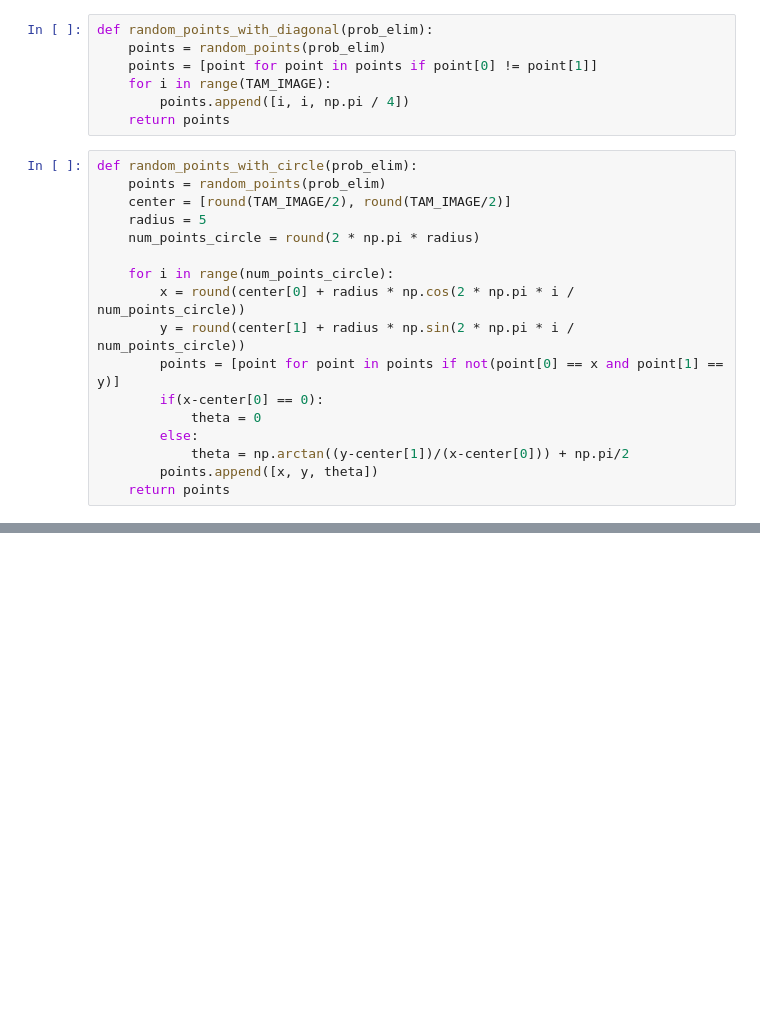
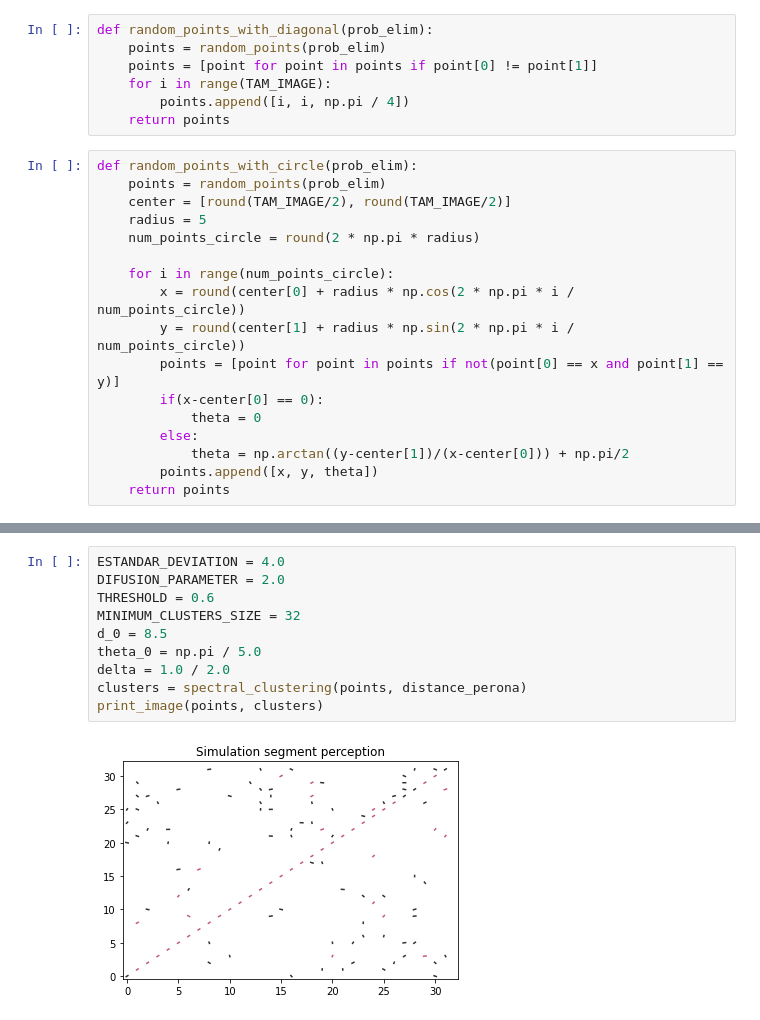
Before and after one commit to Zombor00/TFG_Math_Simulation, a Jupyter notebook: sim.ipynb, the cells around one changed output, grey strips where cells are left out. Drawn from its saved outputs; the diff is of its cells as text; blank space fills up the shorter version.

```diff
--- a/sim.ipynb
+++ b/sim.ipynb
@@ -197,0 +206,12 @@ print_image(points, clusters)
+# %%
+ESTANDAR_DEVIATION = 4.0
+DIFUSION_PARAMETER = 2.0
+THRESHOLD = 0.6
+MINIMUM_CLUSTERS_SIZE = 32
+d_0 = 8.5
+theta_0 = np.pi / 5.0
+delta = 1.0 / 2.0
+clusters = spectral_clustering(points, distance_perona)
+print_image(points, clusters)
+# %% [output]
+[figure, added]
```
Also changed, not shown: parts of 15 cells of this notebook, 1 other file.
